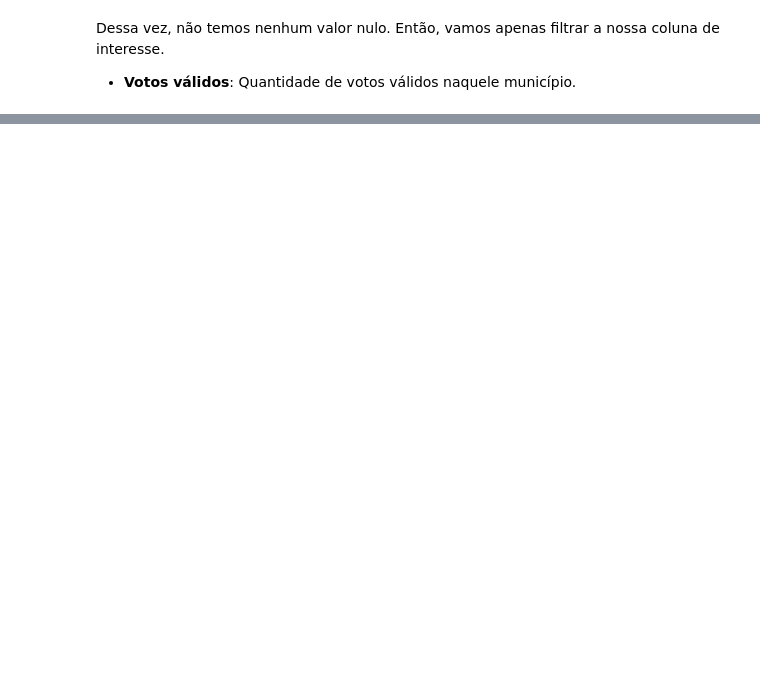
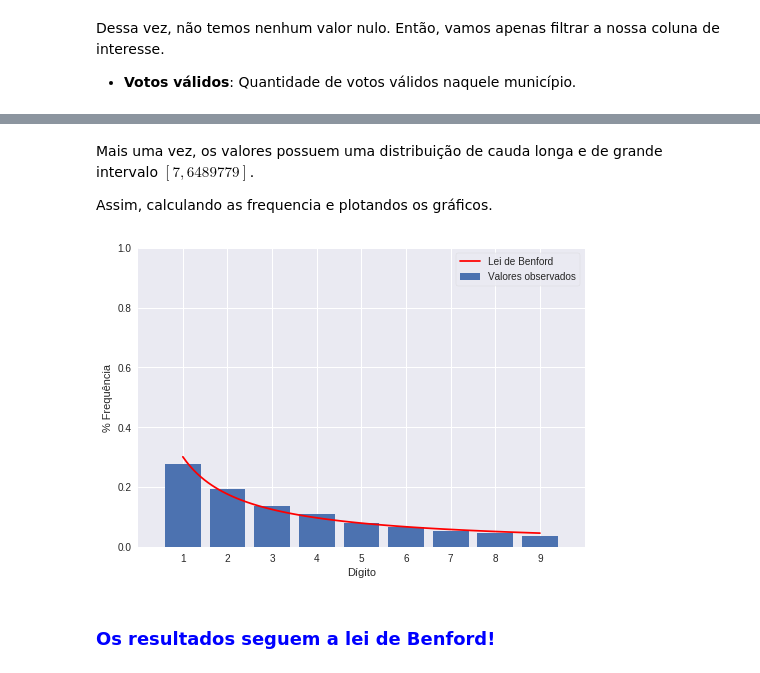
Before and after one commit to Fernandohf/Benford-s-Law, a Jupyter notebook: Lei de Bendford.ipynb, the cells around one changed output, grey strips where cells are left out. Cells and saved outputs as stored; diff of their text form; code cells hidden in the pictures; blank space fills up the shorter version.

```diff
--- a/Lei de Bendford.ipynb
+++ b/Lei de Bendford.ipynb
@@ -169,7 +190,7 @@ def fd_freq(df, col):
     # Para cada dígito
     for d in digits:
         # Total de observações do dígito na primeira posição
-        total = df[col].apply(lambda x: x[0] == d).sum()
+        total = df[col].apply(lambda x: str(x)[0] == d).sum()
 
         # Salvo no df
         df_freq.loc[d, "Ocorrências"] = total
@@ -177,7 +198,7 @@ def fd_freq(df, col):
 
     return df_freq
 
-first_digit_freq = fd_freq(eleitores, "Quantidade")
+first_digit_freq = fd_freq(eleitores, col)
 
-print(first_digit_freq)
+display(first_digit_freq)
 # %% [output]
@@ -214,6 +235,7 @@ def result_vs_benford(df, col):
     ax.set_xticks(x_o)
     ax.set_ylim((0, 1))
     ax.set_xlim((0, 10))
+    ax.legend(frameon=True)
 
 result_vs_benford(first_digit_freq, "Porcentagem")
 # %% [output]
@@ -264,0 +324,12 @@ Dessa vez, não temos nenhum valor nulo. Então, vamos apenas filtrar a nossa co
+# %% [markdown]
+Mais uma vez, os valores possuem uma distribuição de cauda longa e de grande intervalo $[7, 6489779]$.
+
+Assim, calculando as frequencia e plotandos os gráficos.
+# %%
+first_digit_freq_2 = fd_freq(votos, col2)
+
+result_vs_benford(first_digit_freq_2, "Porcentagem")
+# %% [output]
+[figure, added]
+# %% [markdown]
+### <span style="color:blue">**Os resultados seguem a lei de Benford**!</span>
```
Also changed, not shown: parts of 24 cells of this notebook, 2 other files.
